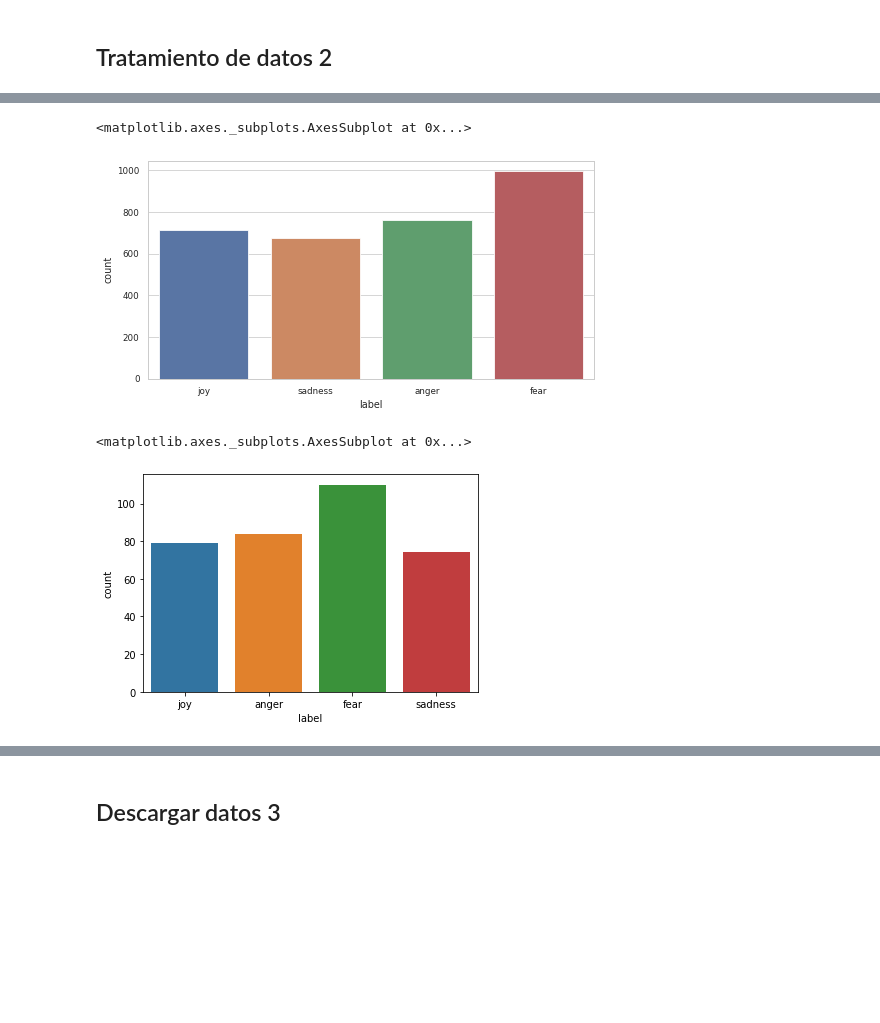
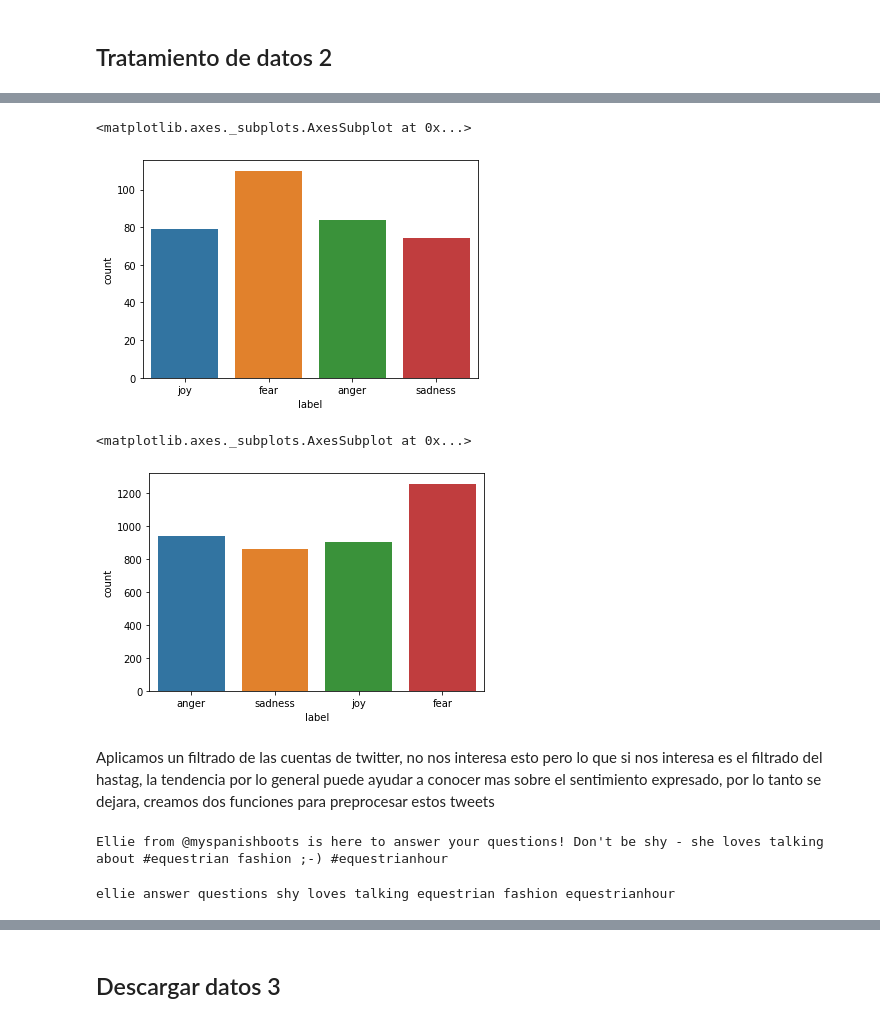
Before and after one commit to Jamf05/20201-ai2-class-project, a Jupyter notebook: download-data.ipynb, the cells around one changed output, grey strips where cells are left out. Drawn from its saved outputs; the diff is of its cells as text; code cells hidden in the pictures; blank space fills up the shorter version.

```diff
--- a/download-data.ipynb
+++ b/download-data.ipynb
@@ -437,12 +526,11 @@ df_train
 # %%
-df_anger_test = pd.read_csv("data/anger-ratings-0to1.test.gold.txt", delimiter='	', header=None, names=['index','sentence','label','intensity'])
-df_fear_test = pd.read_csv("data/fear-ratings-0to1.test.gold.txt", delimiter='	', header=None, names=['index','sentence','label','intensity'])
-df_joy_test = pd.read_csv("data/joy-ratings-0to1.test.gold.txt", delimiter='	', header=None, names=['index','sentence','label','intensity'])
-df_sadness_test = pd.read_csv("data/sadness-ratings-0to1.test.gold.txt", delimiter='	', header=None, names=['index','sentence','label','intensity'])
+df_anger_test = pd.read_csv("data/anger-ratings-0to1.dev.gold.txt", delimiter='	', header=None, names=['index','sentence','label','intensity'])
+df_fear_test = pd.read_csv("data/fear-ratings-0to1.dev.gold.txt", delimiter='	', header=None, names=['index','sentence','label','intensity'])
+df_joy_test = pd.read_csv("data/joy-ratings-0to1.dev.gold.txt", delimiter='	', header=None, names=['index','sentence','label','intensity'])
+df_sadness_test = pd.read_csv("data/sadness-ratings-0to1.dev.gold.txt", delimiter='	', header=None, names=['index','sentence','label','intensity'])
 
 df_test = pd.concat([df_anger_test,df_fear_test,df_joy_test,df_sadness_test])
 df_test  =  df_test.drop(['index', 'intensity'], axis=1)
 df_test = df_test.sample(frac=1).reset_index(drop=True)
-print(df_test.shape)
 df_test
 # %% [output]
@@ -494,0 +552,6 @@ data_2.shape
+# %%
+#Concatenacion de un gran dataset
+df = pd.concat([df_train,df_test,df_val[144:146]])
+df = df.sample(frac=1).reset_index(drop=True)
+print(df.shape)
+df.head(3962)
@@ -501,12 +579,35 @@ sns.countplot(df_train['label'])
 sns.countplot(df_test['label'])
 # %% [output]
 <matplotlib.axes._subplots.AxesSubplot at 0x...>
-[figure, old version]
+[figure, new version]
 # %%
-sns.countplot(df_test['label'])
+sns.countplot(df['label'])
 # %% [output]
 <matplotlib.axes._subplots.AxesSubplot at 0x...>
-[figure, old version]
+[figure, new version]
+# %% [markdown]
+Aplicamos un filtrado de las cuentas de twitter, no nos interesa esto pero lo que si nos interesa es el filtrado del hastag, la tendencia por lo general puede ayudar a conocer mas sobre el sentimiento expresado, por lo tanto se dejara, creamos dos funciones para preprocesar estos tweets
+# %%
+#Comprobacion del texto sucio
+# for i in range(50):
+#   print(i," ",df_train.sentence.values[i])
+index=0
+frase= df_train.sentence.values[index]
+print(frase)
+# %% [output]
+Ellie from @myspanishboots is here to answer your questions! Don't be shy - she loves talking about #equestrian fashion ;-) #equestrianhour
+# %%
+#@title Pruebas a la funcion
+tweets = " ".join(filter(lambda x: x[0]!= '@' , frase.split()))
+tweets = re.sub('[^a-zA-Z]', ' ', tweets)
+tweets = tweets.lower()
+tweets = tweets.split()
+tweets = [word for word in tweets if not word in set(stopwords.words('english'))]
+# tweets = [lemma.lemmatize(word) for word in tweets]
+tweets = " ".join(tweets)
+print(tweets)
+# %% [output]
+ellie answer questions shy loves talking equestrian fashion equestrianhour
 # %%
 #Aplicamos la funcion de procesamiento al texto a los datos completos y a la division de datos
 text = df['sentence'].apply(text_process)
```
Also changed, not shown: parts of 43 cells of this notebook.
